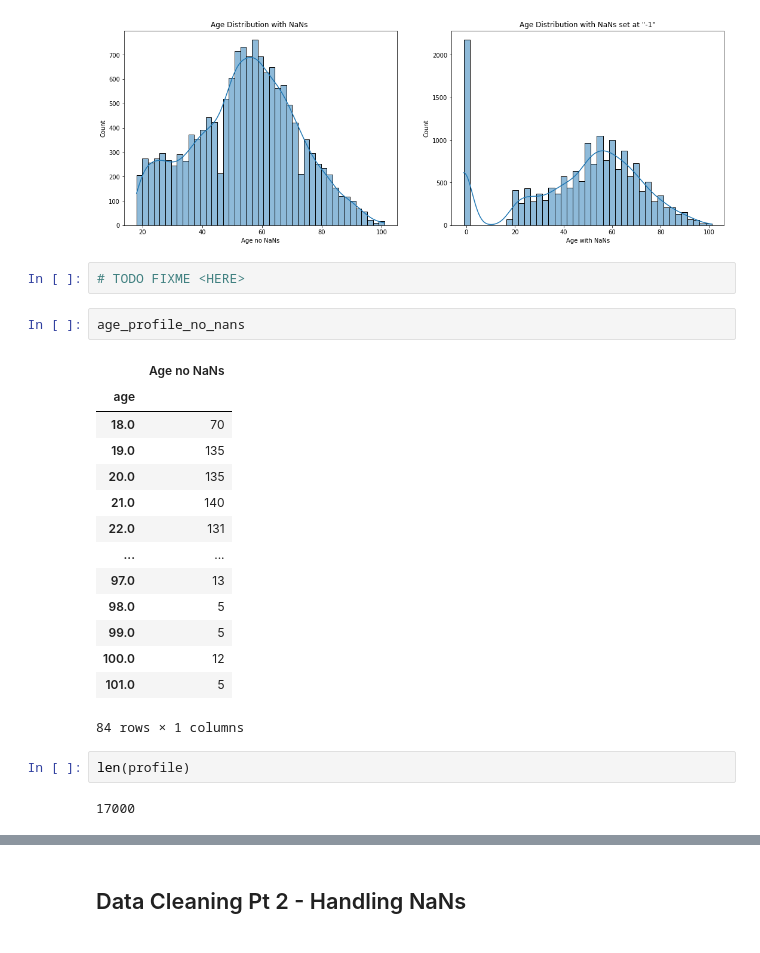
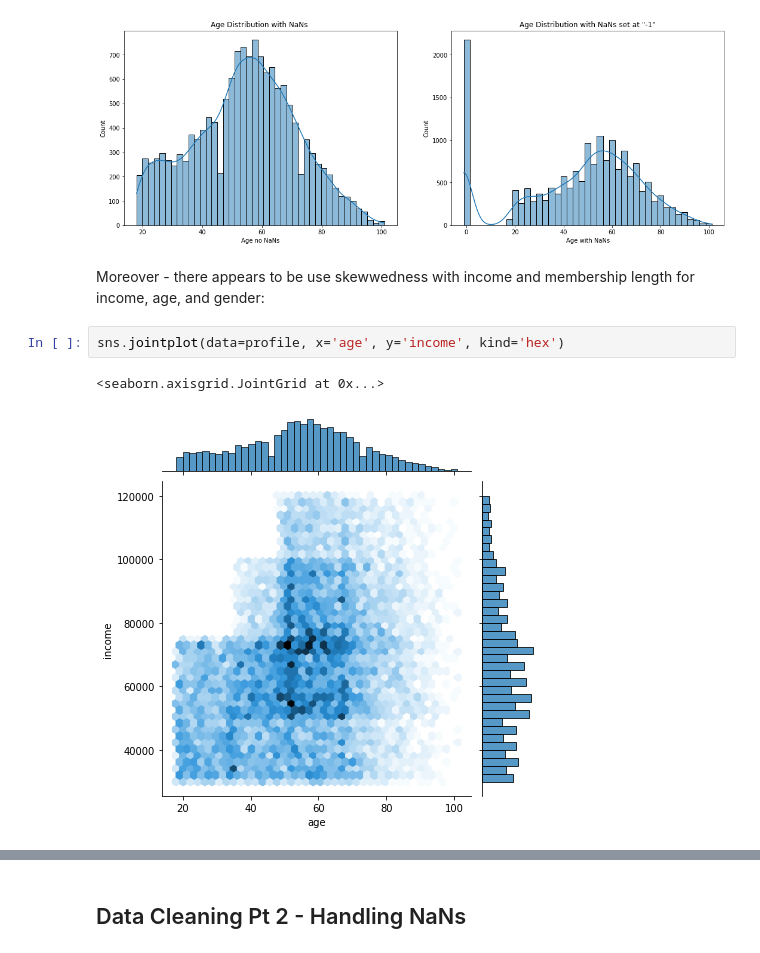
Before and after one commit to amcumber/udacity-mle-capstone-project, a Jupyter notebook: Starbucks_Capstone_notebook.ipynb, the cells around one changed output, grey strips where cells are left out. Saved outputs shown, nothing was run; the diff lists cells and outputs as text.

```diff
--- a/Starbucks_Capstone_notebook.ipynb
+++ b/Starbucks_Capstone_notebook.ipynb
@@ -383,26 +386,11 @@ def plot_age(profile):
 plot_age(profile);
 # %% [output]
 [figure]
-# %%
-# TODO FIXME <HERE>
-# %%
-age_profile_no_nans
-# %% [output]
-|  | Age no NaNs |
-| age |  |
-| 18.0 | 70 |
-| 19.0 | 135 |
-| 20.0 | 135 |
-| 21.0 | 140 |
-| 22.0 | 131 |
-| ... | ... |
-| 97.0 | 13 |
-| 98.0 | 5 |
-| 99.0 | 5 |
-| 100.0 | 12 |
-| 101.0 | 5 |
-84 rows × 1 columns
-# %%
-len(profile)
-# %% [output]
-17000
+# %% [markdown]
+Moreover - there appears to be use skewwedness with income and membership
+length for income, age, and gender:
+# %%
+sns.jointplot(data=profile, x='age', y='income', kind='hex')
+# %% [output]
+<seaborn.axisgrid.JointGrid at 0x...>
+[figure, added]
```
Also changed, not shown: parts of 34 cells of this notebook, 10 other files.
